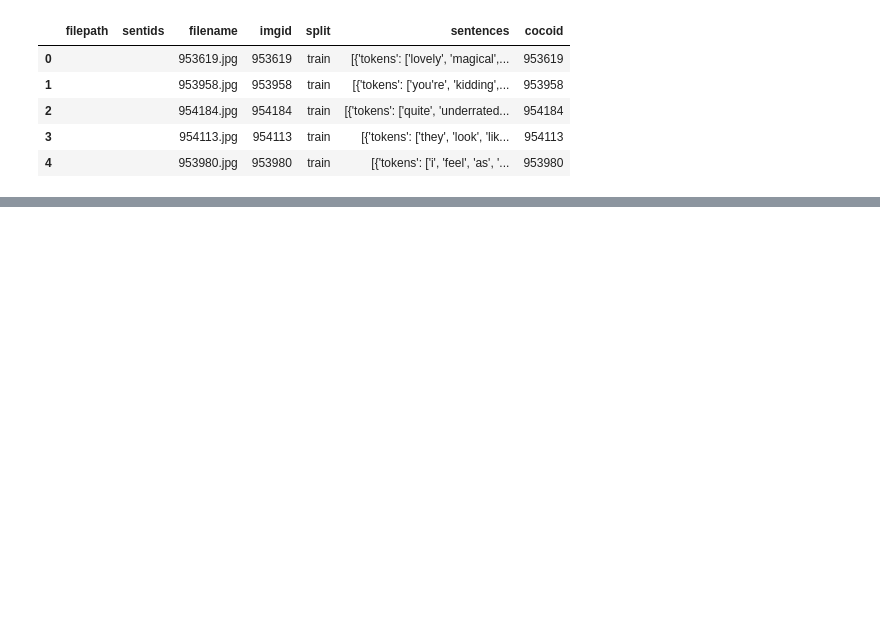
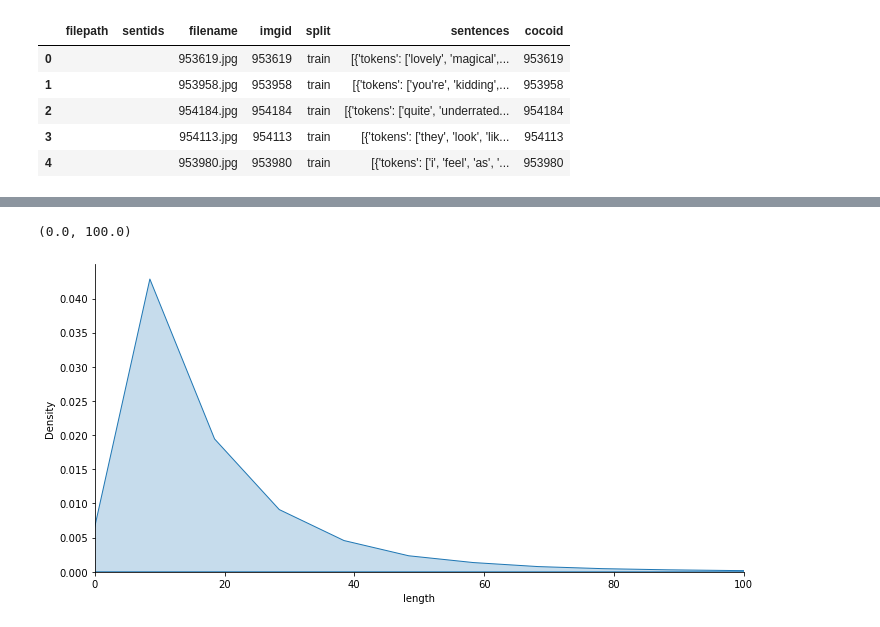
Before and after one commit to keenansamway/COSC576-Project, a Jupyter notebook: CNN-LSTM/data_analysis.ipynb, the cells around one changed output, grey strips where cells are left out. Saved outputs shown, nothing was run; the diff lists cells and outputs as text; code cells hidden in the pictures; blank space fills up the shorter version.

```diff
--- a/CNN-LSTM/data_analysis.ipynb
+++ b/CNN-LSTM/data_analysis.ipynb
@@ -42,0 +68,3 @@ display(i)
+# %%
+df_sample = pd.read_feather('../datasets/AVA/CLEAN_AVA_SAMPLE_COMMENTS.feather')
+df_sample.head()
@@ -42,0 +78,2 @@ display(i)
+# %%
+df_sample['length'] = df_sample['clean_sentence'].apply(lambda row: len(row.strip().split()))
@@ -42,0 +93,6 @@ display(i)
+# %%
+sns.displot(data=df_sample, x='length', palette='mako', kind='kde', fill=True, aspect=2)
+plt.xlim(0, 100)
+# %% [output]
+(0.0, 100.0)
+[figure, added]
```
Also changed, not shown: parts of 17 cells of this notebook.
